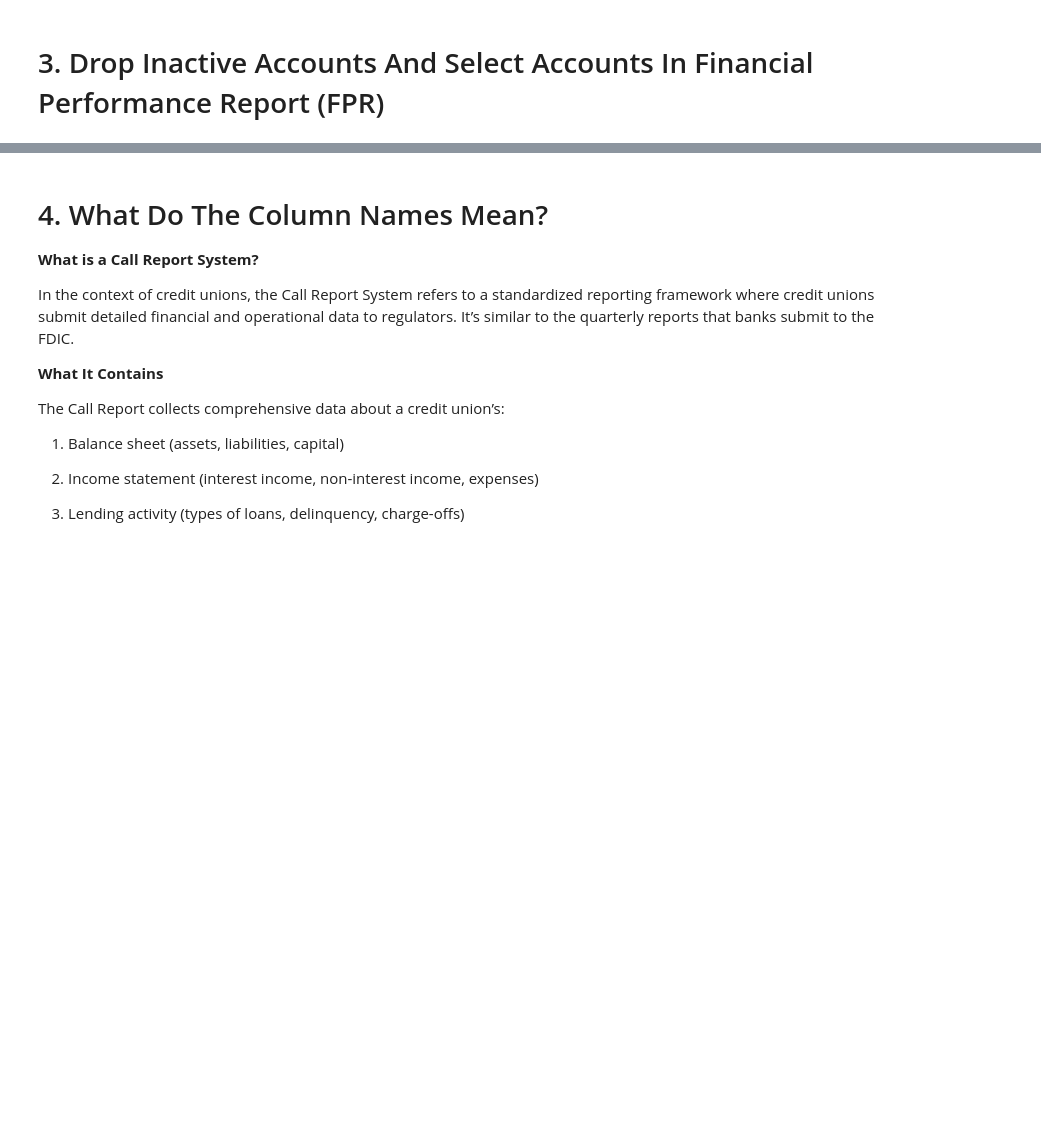
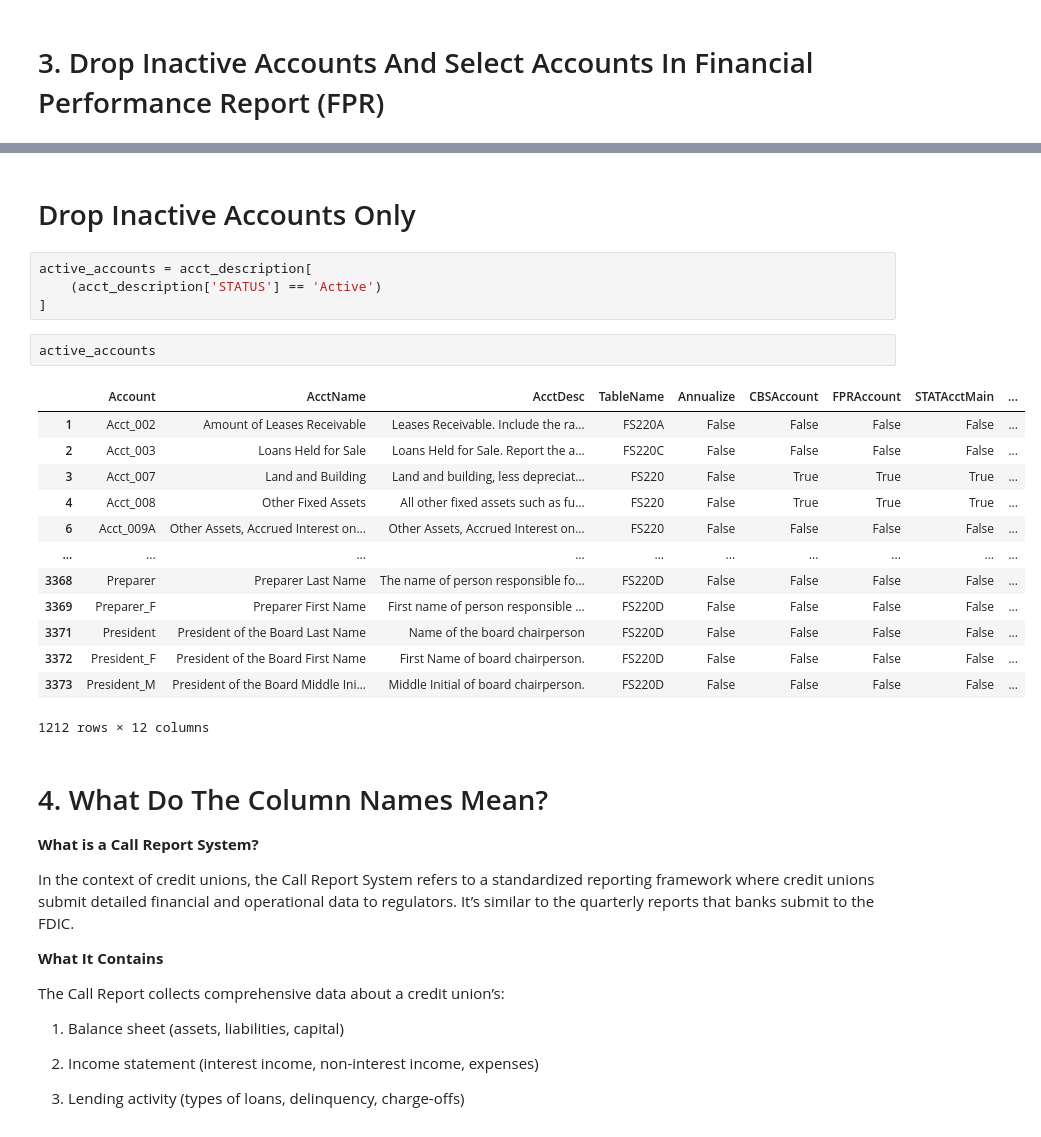
Before and after one commit to manelmahroug/credit-union-performance-analysis, a Jupyter notebook: notebooks/01_data_exploration.ipynb, the cells around one changed output, grey strips where cells are left out. Cells and saved outputs as stored; diff of their text form; blank space fills up the shorter version.

```diff
--- a/notebooks/01_data_exploration.ipynb
+++ b/notebooks/01_data_exploration.ipynb
@@ -206,3 +206,25 @@ account_desc_active
+# %% [markdown]
+# Drop Inactive Accounts Only
+# %%
+active_accounts = acct_description[
+    (acct_description['STATUS'] == 'Active')
+]
+# %%
+active_accounts
+# %% [output]
+|  | Account | AcctName | AcctDesc | TableName | Annualize | CBSAccount | FPRAccount | STATAcctMain | ... |
+| 1 | Acct_002 | Amount of Leases Receivable | Leases Receivable. Include the ra... | FS220A | False | False | False | False | ... |
+| 2 | Acct_003 | Loans Held for Sale | Loans Held for Sale. Report the a... | FS220C | False | False | False | False | ... |
+| 3 | Acct_007 | Land and Building | Land and building, less depreciat... | FS220 | False | True | True | True | ... |
+| 4 | Acct_008 | Other Fixed Assets | All other fixed assets such as fu... | FS220 | False | True | True | True | ... |
+| 6 | Acct_009A | Other Assets, Accrued Interest on... | Other Assets, Accrued Interest on... | FS220 | False | False | False | False | ... |
+| ... | ... | ... | ... | ... | ... | ... | ... | ... | ... |
+| 3368 | Preparer | Preparer Last Name | The name of person responsible fo... | FS220D | False | False | False | False | ... |
+| 3369 | Preparer_F | Preparer First Name | First name of person responsible ... | FS220D | False | False | False | False | ... |
+| 3371 | President | President of the Board Last Name | Name of the board chairperson | FS220D | False | False | False | False | ... |
+| 3372 | President_F | President of the Board First Name | First Name of board chairperson. | FS220D | False | False | False | False | ... |
+| 3373 | President_M | President of the Board Middle Ini... | Middle Initial of board chairperson. | FS220D | False | False | False | False | ... |
+1212 rows × 12 columns
 # %% [markdown]
 # 4. What Do The Column Names Mean?
 
```
Also changed, not shown: parts of 21 cells of this notebook.
